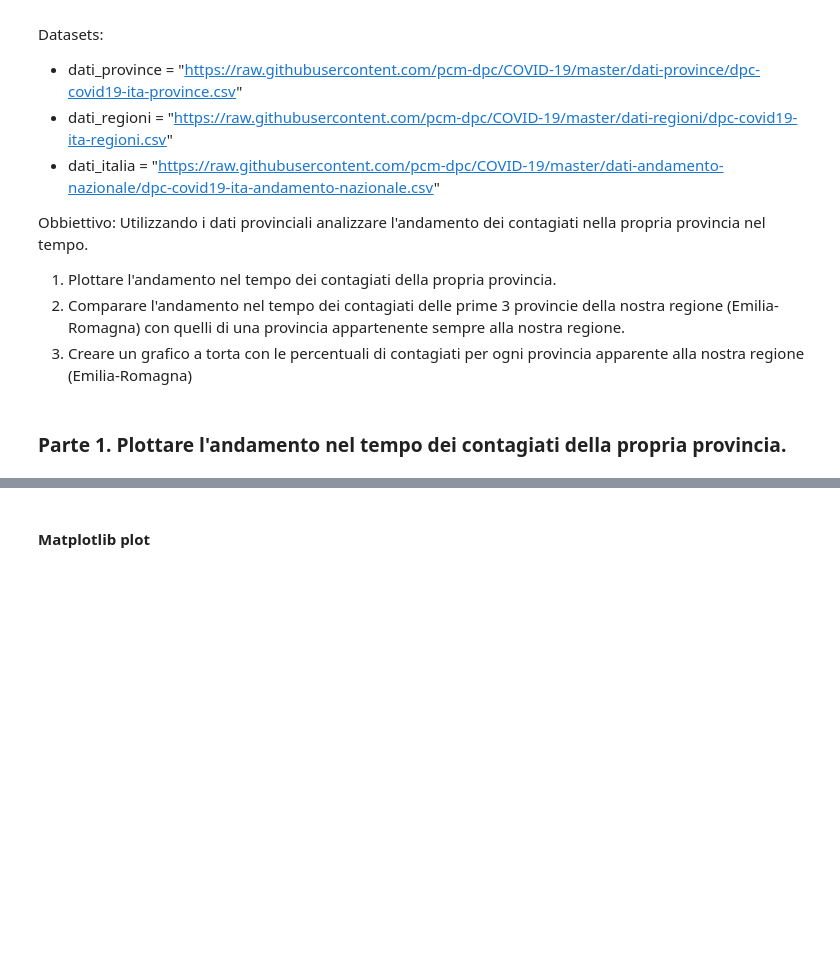
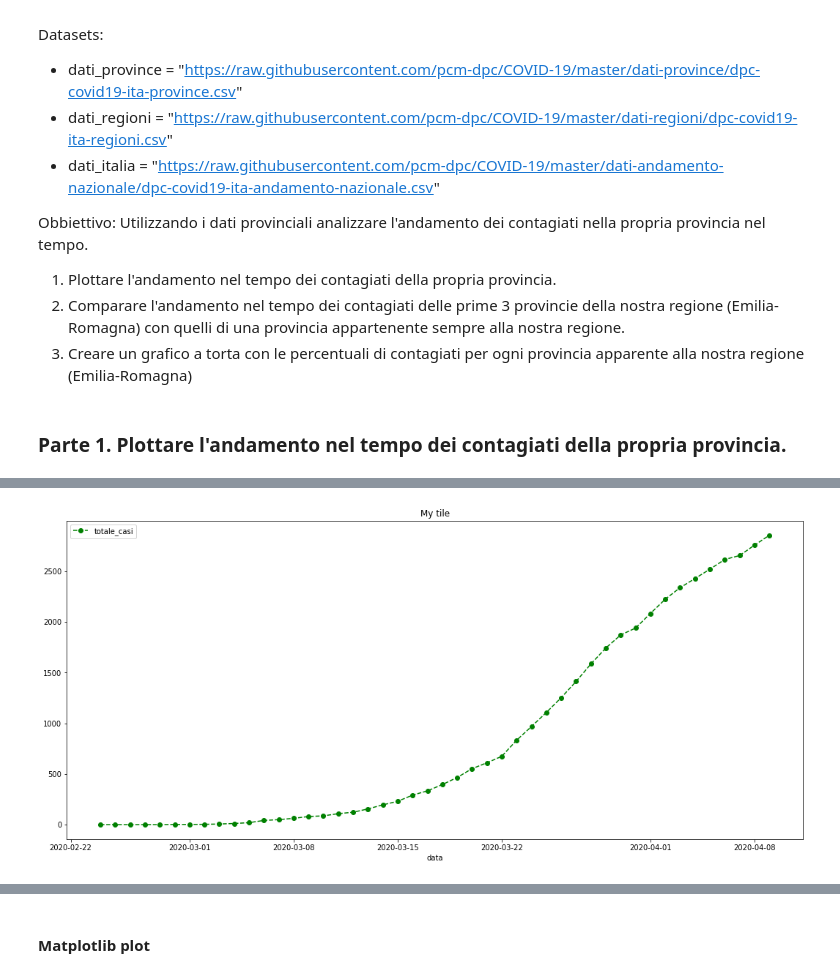
Before and after one commit to visiont3lab/data-visualization, a Jupyter notebook: courses/02_Pandas/Pandas_Esercizio.ipynb, the cells around one changed output, grey strips where cells are left out. Cells and saved outputs as stored; diff of their text form; code cells hidden in the pictures; blank space fills up the shorter version.

```diff
--- a/courses/02_Pandas/Pandas_Esercizio.ipynb
+++ b/courses/02_Pandas/Pandas_Esercizio.ipynb
@@ -207,7 +274,0 @@ print(temp.head(1).dt.strftime('%m-%d'))
-# %%
-# Pulizia estraiano solo i dati che vogliamo
-from matplotlib import style
-style.use('fivethirtyeight')
-#style.use('ggplot')
-df_final = df_choice[["data","totale_casi"]]
-df_final.plot(x="data",kind="line",figsize=(18,8))
@@ -216,0 +290,10 @@ df_final.plot(x="data",kind="line",figsize=(18,8))
+# %%
+ # Parametri customizzazzione visualizzazione usando pandas
+ ax = df_choice.set_index("data").plot(y="totale_casi",kind="line",
+                                    title="My tile",
+                                    figsize=(18,8),
+                                    grid=False,
+                                    style="o--g") # '-', '--', '-.', ':'] fmt = '[marker][line][color]'
+                                    #legend=True,fontsize=20, rot=30,
+# %% [output]
+[figure, added]
```
Also changed, not shown: parts of 31 cells of this notebook.
